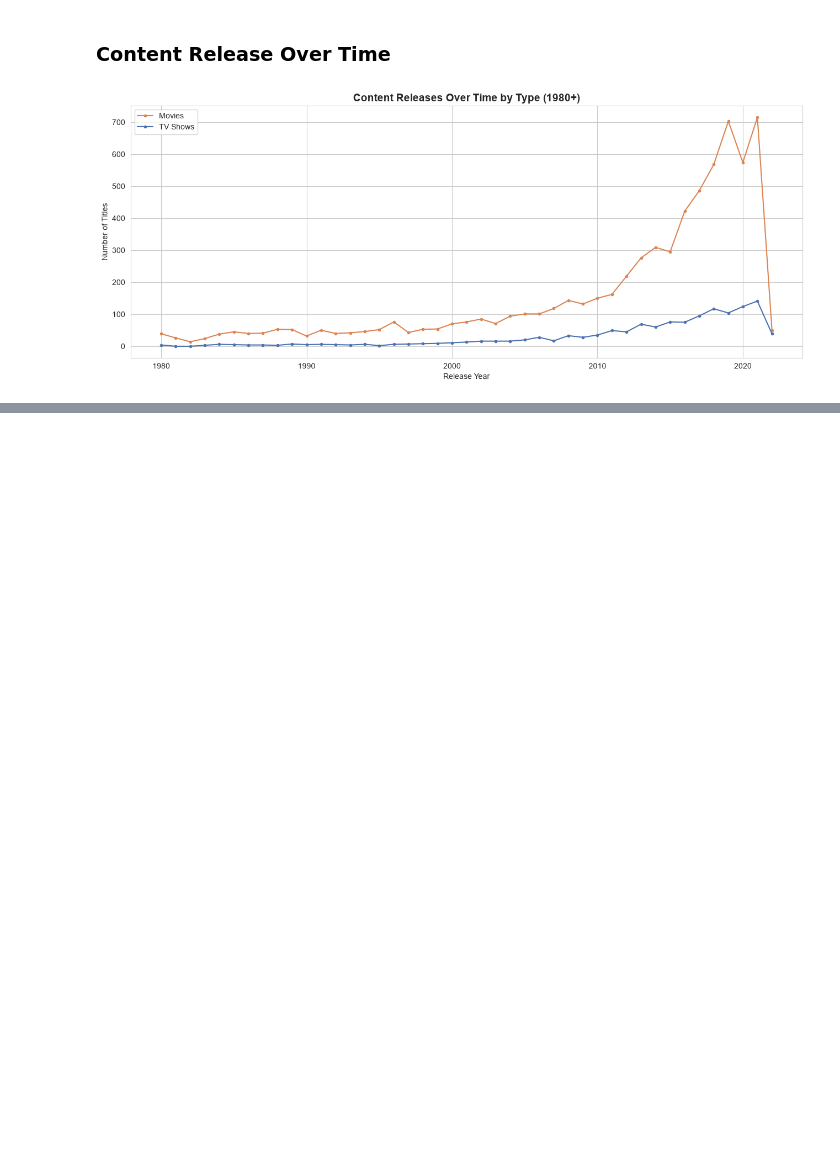
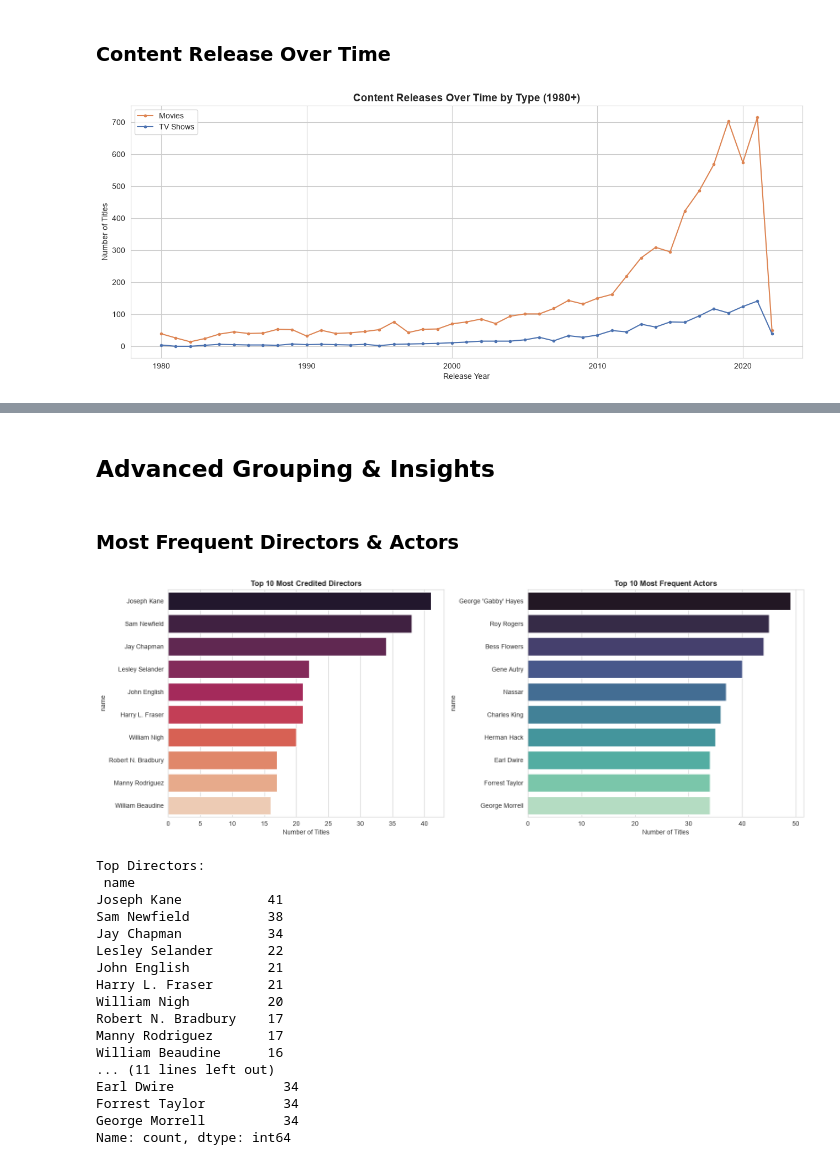
Before and after one commit to Engineer-purvesh18/Amazon_Analysis, a Jupyter notebook: AmazonPrime_Analysis.ipynb, the cells around one changed output, grey strips where cells are left out. Drawn from its saved outputs; the diff is of its cells as text; code cells hidden in the pictures; blank space fills up the shorter version.

Commit message:
Advanced Insights

```diff
--- a/AmazonPrime_Analysis.ipynb
+++ b/AmazonPrime_Analysis.ipynb
@@ -572,0 +605,44 @@ plt.show()
+# %% [markdown]
+## Advanced Grouping & Insights
+# %% [markdown]
+### Most Frequent Directors & Actors
+# %%
+top_directors = credits[credits['role'] == 'DIRECTOR']['name'].value_counts().head(10)
+top_actors = credits[credits['role'] == 'ACTOR']['name'].value_counts().head(10)
+
+fig, axes = plt.subplots(1, 2, figsize=(16, 6))
+
+sns.barplot(x=top_directors.values, y=top_directors.index, hue=top_directors.index,
+            palette='rocket', legend=False, ax=axes[0])
+axes[0].set_title('Top 10 Most Credited Directors', fontweight='bold')
+axes[0].set_xlabel('Number of Titles')
+
+sns.barplot(x=top_actors.values, y=top_actors.index, hue=top_actors.index,
+            palette='mako', legend=False, ax=axes[1])
+axes[1].set_title('Top 10 Most Frequent Actors', fontweight='bold')
+axes[1].set_xlabel('Number of Titles')
+
+plt.tight_layout()
+plt.show()
+
+print("Top Directors:\n", top_directors)
+print("\nTop Actors:\n", top_actors)
+# %% [output]
+[figure, added]
+Top Directors:
+ name
+Joseph Kane           41
+Sam Newfield          38
+Jay Chapman           34
+Lesley Selander       22
+John English          21
+Harry L. Fraser       21
+William Nigh          20
+Robert N. Bradbury    17
+Manny Rodriguez       17
+William Beaudine      16
+... (11 lines left out)
+Earl Dwire              34
+Forrest Taylor          34
+George Morrell          34
+Name: count, dtype: int64
```
Also changed, not shown: parts of 2 cells of this notebook.
